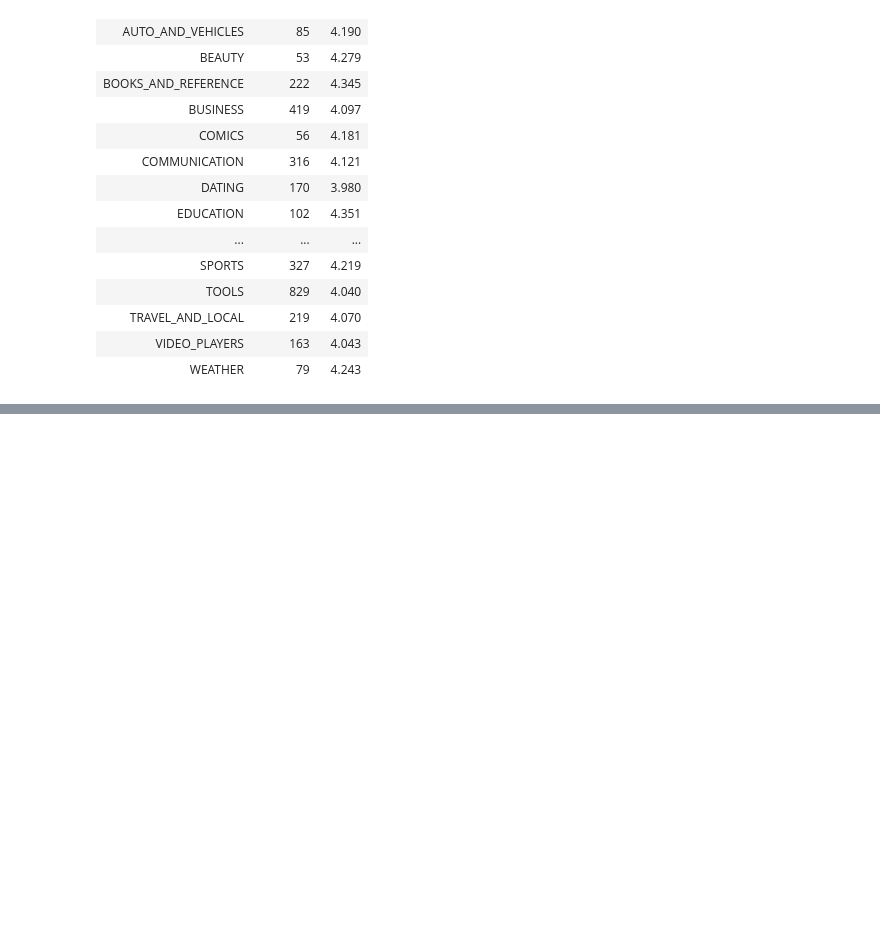
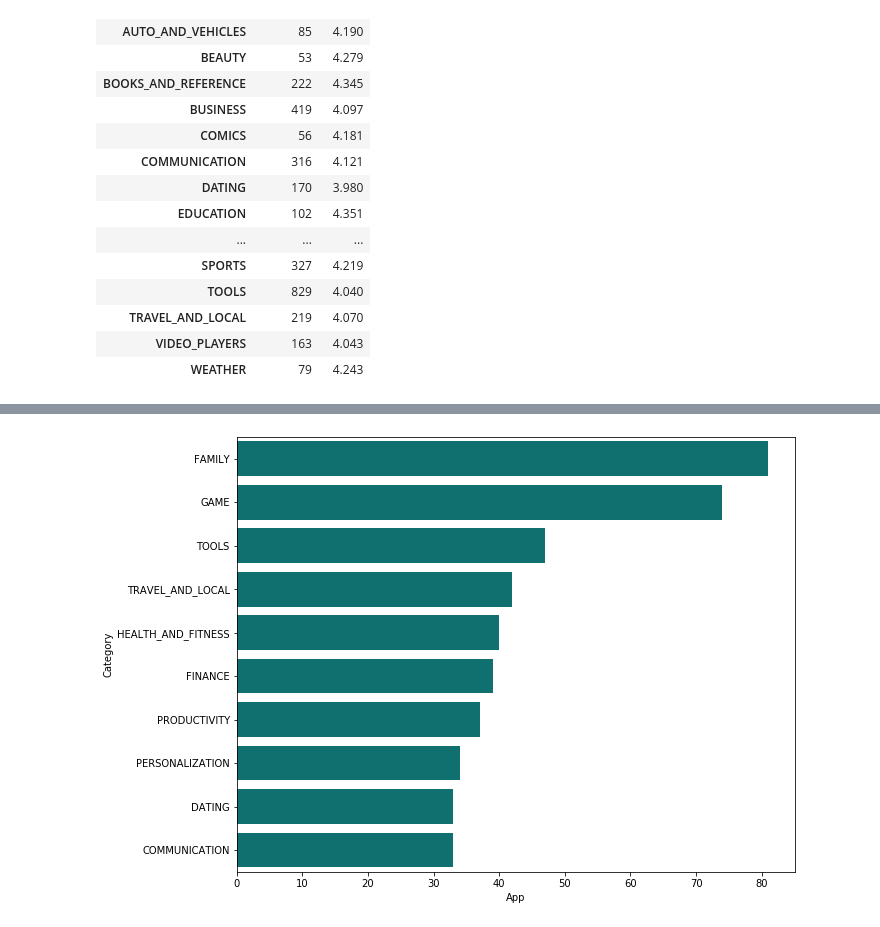
Before and after one commit to sarafkp/Python-for-Data-Science, a Jupyter notebook: Project/pg_final_project_1.0.ipynb, the cells around one changed output, grey strips where cells are left out. Saved outputs shown, nothing was run; the diff lists cells and outputs as text; code cells hidden in the pictures; blank space fills up the shorter version.

```diff
--- a/Project/pg_final_project_1.0.ipynb
+++ b/Project/pg_final_project_1.0.ipynb
@@ -178,0 +193,7 @@ playstore_user_reviews_df_4.head()
+# %%
+g=merge_playstore.groupby("Category",as_index=False).count()[['Category','App']].sort_values('App',ascending=0).head(10)
+plt.figure(figsize=(10,8))
+
+sns.barplot(x='App',y='Category',data=g,color="teal");
+# %% [output]
+[figure, added]
```
Also changed, not shown: parts of 23 cells of this notebook, 1 other file.
